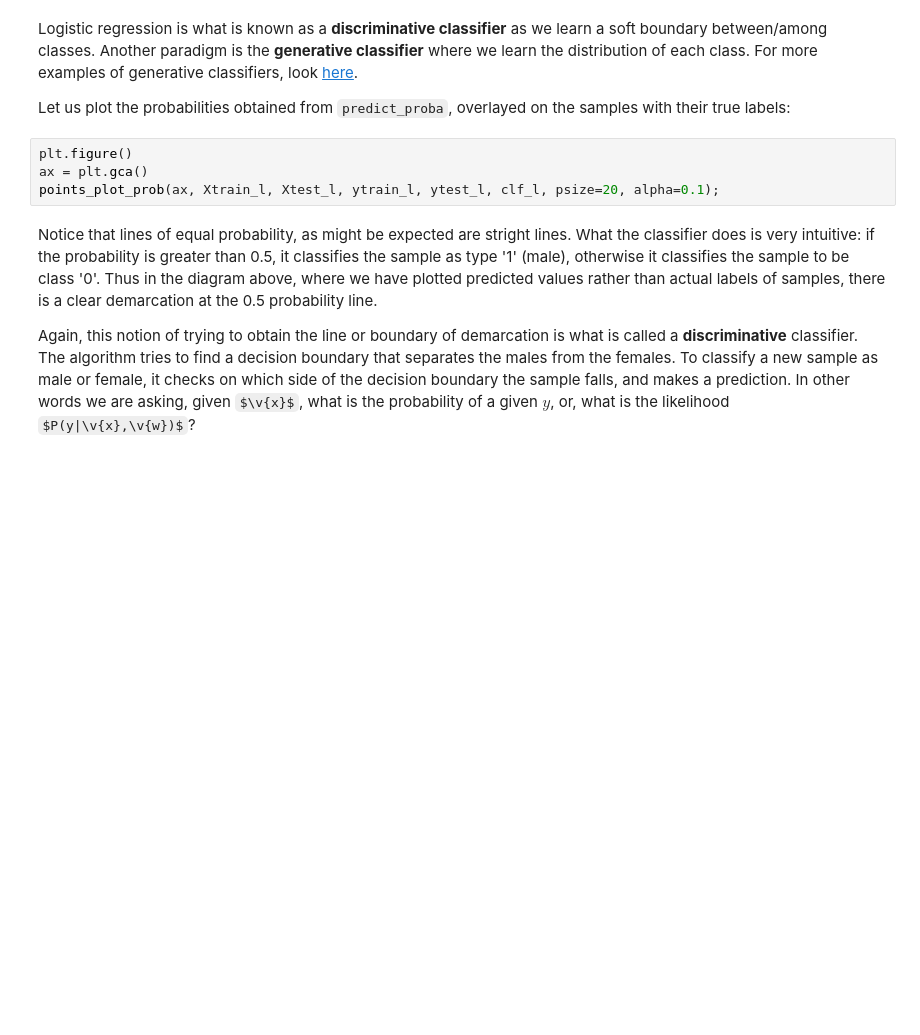
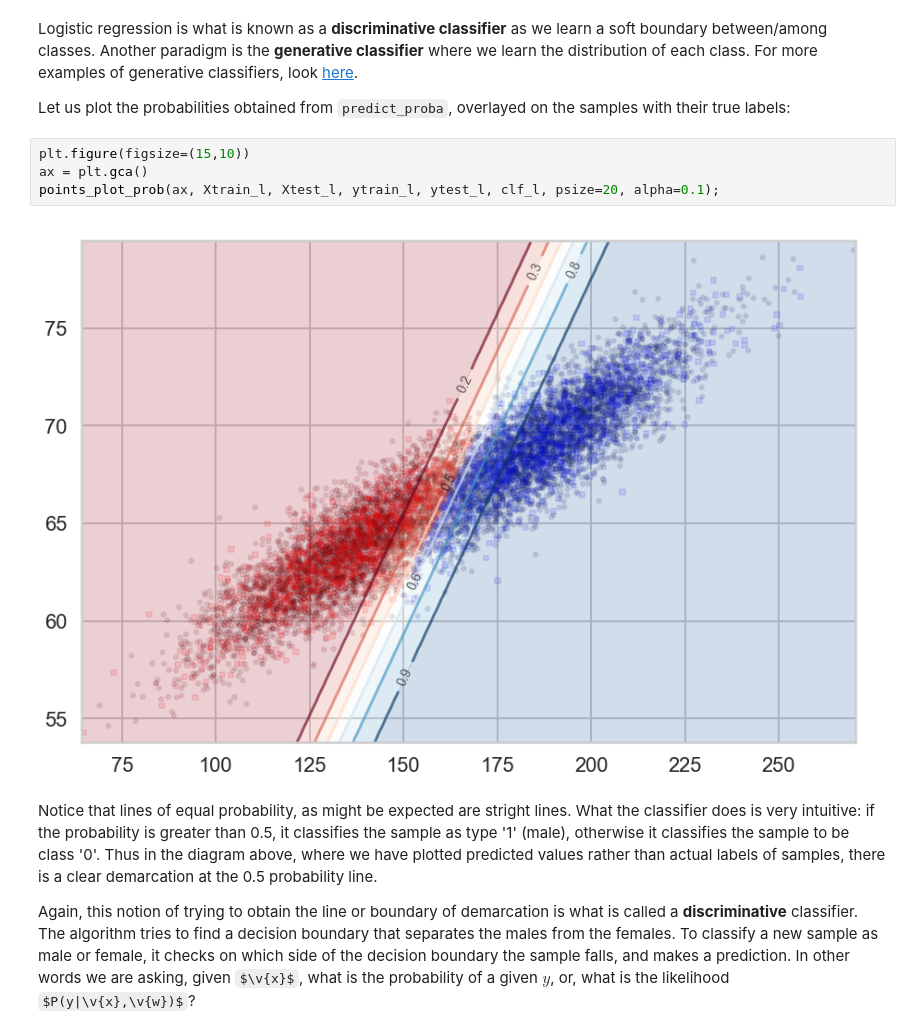
Before and after one commit to rt0161/10.1.6-Heights-and-Weights-Logistic-Regression, a Jupyter notebook: Mini_Project_Logistic_Regression.ipynb, the cells around one changed output. Saved outputs shown, nothing was run; the diff lists cells and outputs as text; some formulas as TeX source; blank space fills up the shorter version.

```diff
--- a/Mini_Project_Logistic_Regression.ipynb
+++ b/Mini_Project_Logistic_Regression.ipynb
@@ -488,9 +533,11 @@ Logistic regression is what is known as a **discriminative classifier** as we le
 
 Let us plot the probabilities obtained from `predict_proba`, overlayed on the samples with their true labels:
 # %%
-plt.figure()
+plt.figure(figsize=(15,10))
 ax = plt.gca()
 points_plot_prob(ax, Xtrain_l, Xtest_l, ytrain_l, ytest_l, clf_l, psize=20, alpha=0.1);
+# %% [output]
+[figure, added]
 # %% [markdown]
 Notice that lines of equal probability, as might be expected are stright lines. What the classifier does is very intuitive: if the probability is greater than 0.5, it classifies the sample as type '1' (male), otherwise it classifies the sample to be class '0'. Thus in the diagram above, where we have plotted predicted values rather than actual labels of samples, there is a clear demarcation at the 0.5 probability line.
 
```
Also changed, not shown: parts of 12 cells of this notebook.
